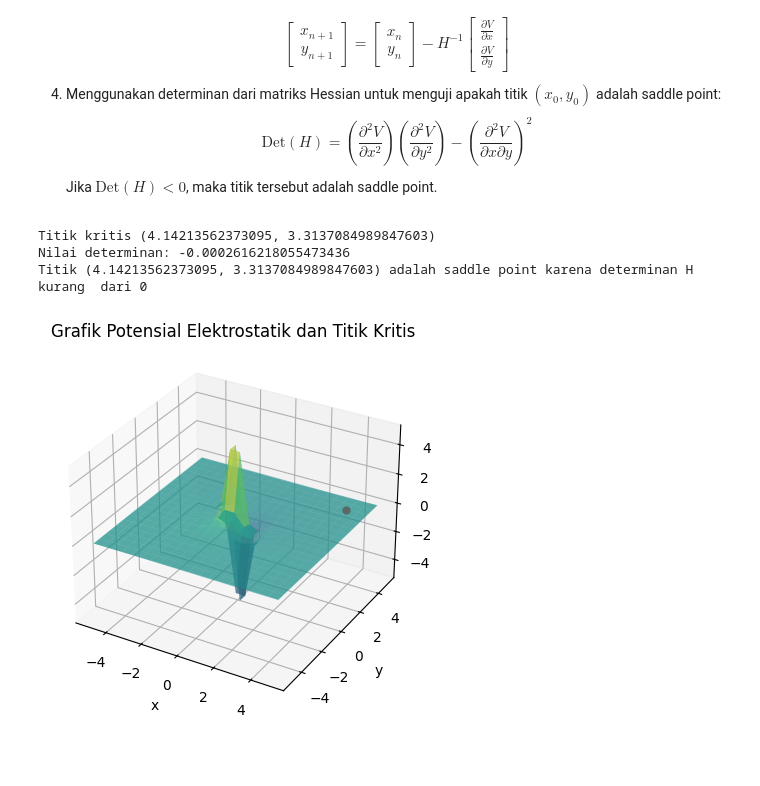
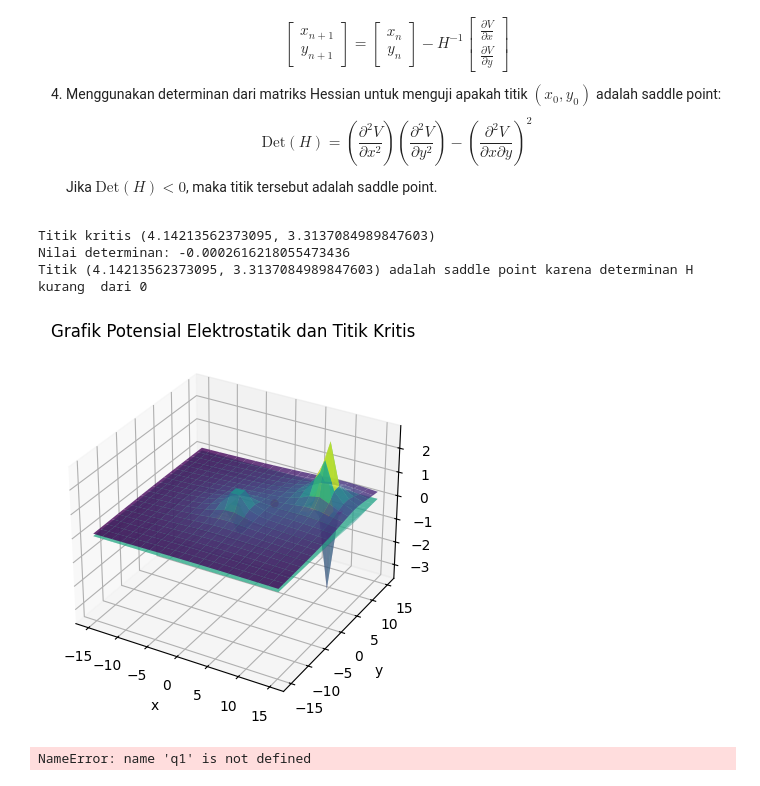
Before and after one commit to Ariftia/Tugas-Matkom, a Jupyter notebook: tugas2.ipynb, the cells around one changed output. Drawn from its saved outputs; the diff is of its cells as text; code cells hidden in the pictures; blank space fills up the shorter version.

```diff
--- a/tugas2.ipynb
+++ b/tugas2.ipynb
@@ -183,36 +183,36 @@ if det_H < 0:
 elif det_H > 0:
     print(f"Titik ({x_crit}, {y_crit}) adalah local minima/maxima")
 elif det_H == 0:
     print(f"Titik ({x_crit}, {y_crit}) tidak bisa ditentukan karena sama dengan 0")
 
 # Visualisasi grafik 3D
-x = np.linspace(-5, 5, 20)
-y = np.linspace(-5, 5, 20)
+x = np.linspace(-15, 15, 20)
+y = np.linspace(-15, 15, 20)
 X, Y = np.meshgrid(x, y)
 Z = V(X, Y)
 A = dV_dx(X, Y)
 B = dV_dy(X, Y)
 C = (X, Y)
 
 fig = plt.figure()
 ax = fig.add_subplot(111, projection='3d')
 ax.plot_surface(X, Y, Z, cmap='viridis', alpha=0.8)
 ax.plot_surface(X, Y, A, cmap='viridis', alpha=0.5)
 ax.plot_surface(X, Y, B, cmap='viridis', alpha=0.5)
 
 # ax.plot_surface(X, Y, C, cmap='viridis', alpha=0.5)
 
 ax.plot([x_crit], [y_crit], [V(x_crit, y_crit)], markerfacecolor='r', markeredgecolor='r', marker='o', markersize=5, alpha=1)
 ax.set_xlabel('x')
 ax.set_ylabel('y')
 ax.set_zlabel('V(x, y)')
 ax.set_title('Grafik Potensial Elektrostatik dan Titik Kritis')
 plt.show()
 # %% [output]
 Titik kritis (4.14213562373095, 3.3137084989847603)
 Nilai determinan: -0.0002616218055473436
 Titik (4.14213562373095, 3.3137084989847603) adalah saddle point karena determinan H kurang  dari 0
-[figure, old version]
+[figure, new version]
 # %%
 import numpy as np
 import matplotlib.pyplot as plt
@@ -326,3 +326,5 @@ ax.set_ylabel('y')
 ax.set_zlabel('V(x, y)')
 ax.set_title('Grafik Potensial Elektrostatik dan Titik Kritis')
 plt.show()
+# %% [output]
+NameError: name 'q1' is not defined
```
Also changed, not shown: 5 other files.
